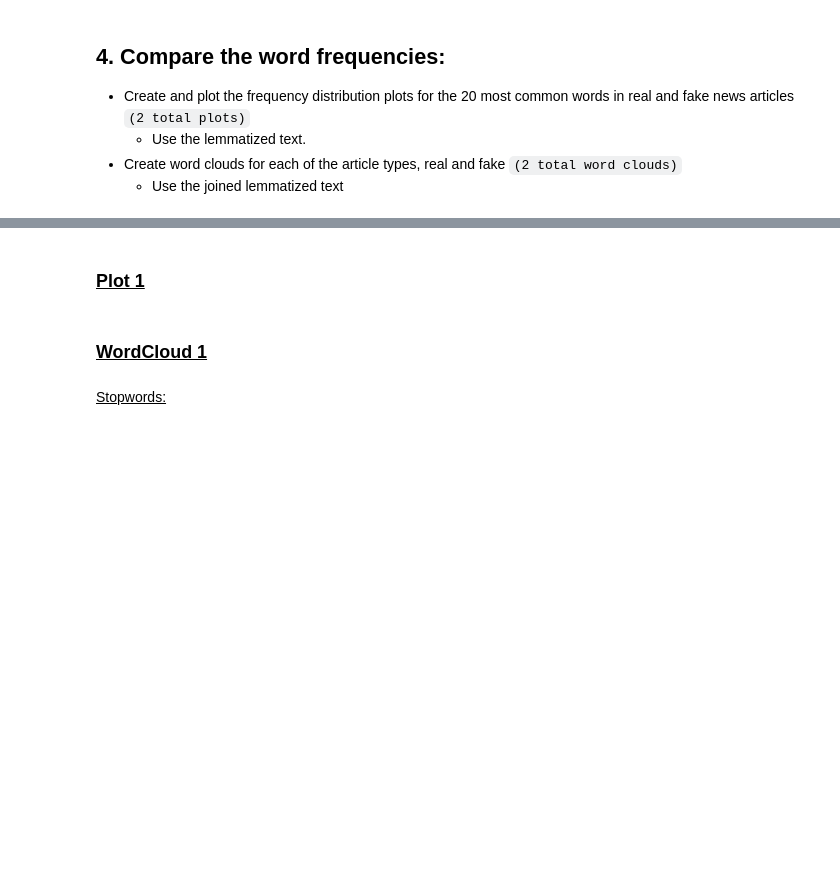
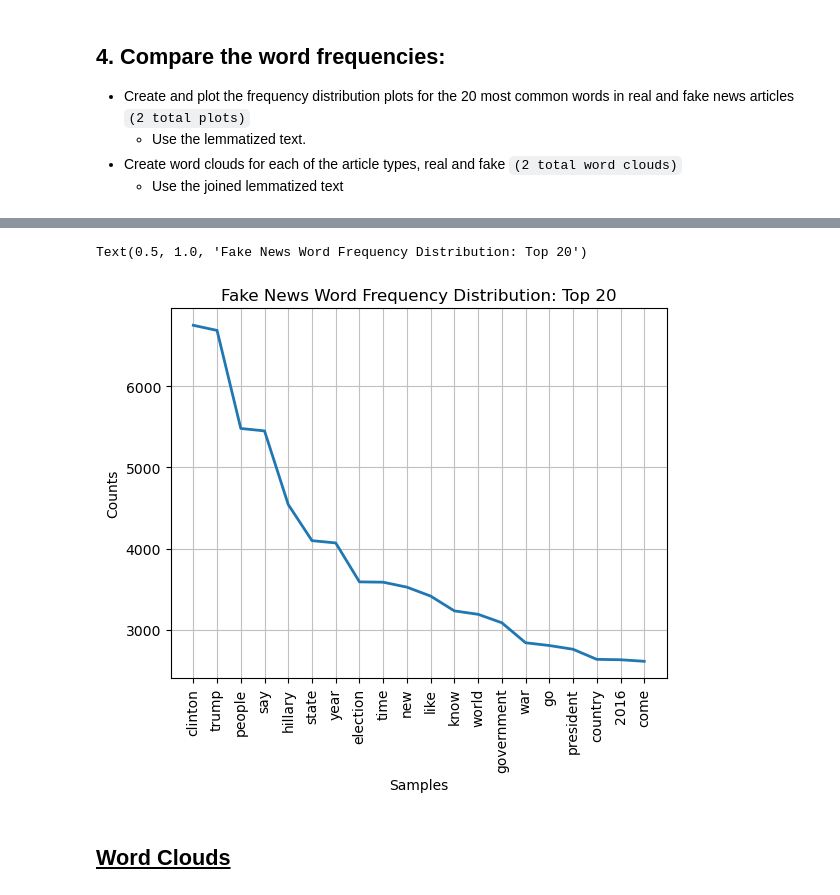
Before and after one commit to VALDE021/Core-Comparing-Texts-EricNV, a Jupyter notebook: Comparing Texts Core.ipynb, the cells around one changed output, grey strips where cells are left out. Cells and saved outputs as stored; diff of their text form; code cells hidden in the pictures; blank space fills up the shorter version.

```diff
--- a/Comparing Texts Core.ipynb
+++ b/Comparing Texts Core.ipynb
@@ -278,2 +261,9 @@ dist = FreqDist(tokens)
+# %%
+fake_freqdist = FreqDist(fake_news_words)
+ax = fake_freqdist.plot(20, show=False)
+ax.set_title('Fake News Word Frequency Distribution: Top 20')
+# %% [output]
+Text(0.5, 1.0, 'Fake News Word Frequency Distribution: Top 20')
+[figure, added]
 # %% [markdown]
-### <u>Plot 1
+## <u>Word Clouds
@@ -283,2 +269,0 @@ dist.plot(20, title='Fake News Data')
-# %% [markdown]
-### <u>WordCloud 1
@@ -290,2 +269,0 @@ plt.axis('off');
-# %% [markdown]
-<u>Stopwords:
```
Also changed, not shown: parts of 28 cells of this notebook.
